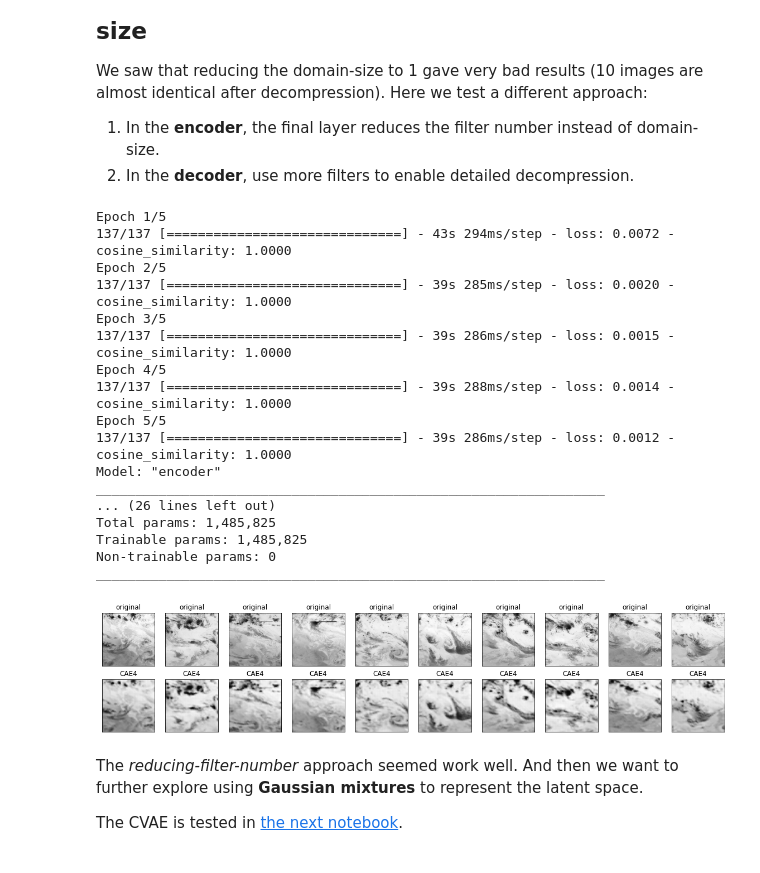
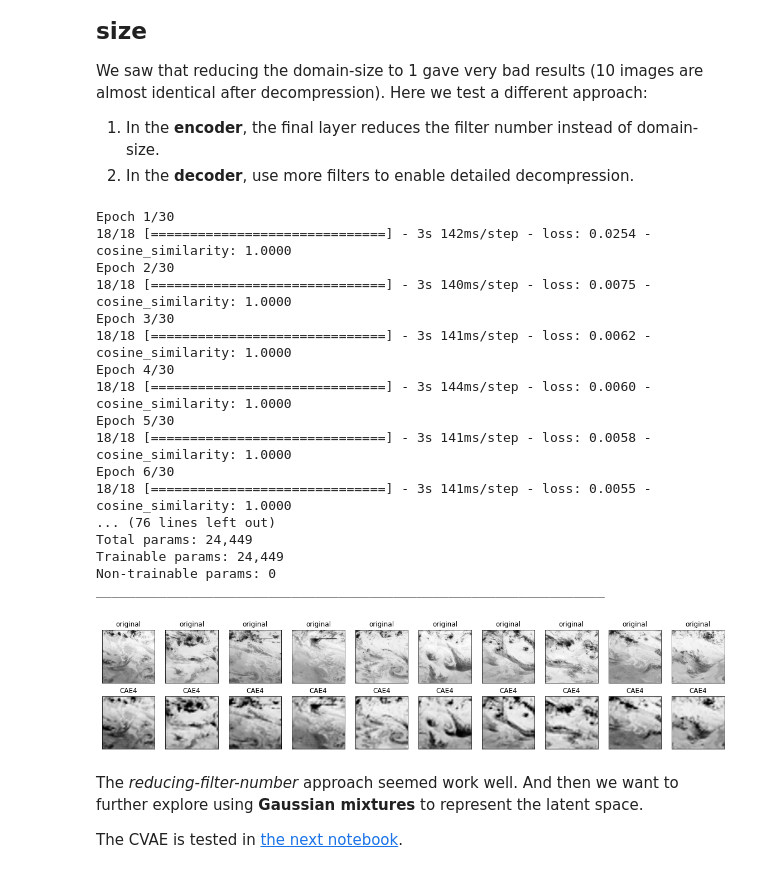
Before and after one commit to tingsyo/course_2021Q1_ML_for_Atmospheric_Sciences, a Jupyter notebook: notebook/06_CAE_for_Preprocessed_Data.ipynb, the cells around one changed output. Saved outputs shown, nothing was run; the diff lists cells and outputs as text; code cells hidden in the pictures.

```diff
--- a/notebook/06_CAE_for_Preprocessed_Data.ipynb
+++ b/notebook/06_CAE_for_Preprocessed_Data.ipynb
@@ -61,7 +61,7 @@ def data_generator_ae(flist, batch_size, rseed=0):
             batch_end += batch_size
 # %%
 # Load some data
-datadir = 'D:/worksapce/noaa/256/'
+datadir = 'D:/workspace/noaa/256/'
 datainfo = list_prerpocessed_gridsatb1_files(datadir)
 print(datainfo.shape)
 print(datainfo.head())
@@ -344,11 +344,11 @@ class CAE4(tf.keras.Model):
         self.encoder = tf.keras.Sequential(
             [
                 tf.keras.layers.InputLayer(input_shape=(inputx, inputy, 1), name='encoder_input'),
-                tf.keras.layers.Conv2D(filters=128, kernel_size=3, strides=(2, 2), padding='same',
+                tf.keras.layers.Conv2D(filters=8, kernel_size=3, strides=(2, 2), padding='same',
                     activation='relu', name='encoder_conv1'),
-                tf.keras.layers.Conv2D(filters=256, kernel_size=3, strides=(2, 2), padding='same',
+                tf.keras.layers.Conv2D(filters=16, kernel_size=3, strides=(2, 2), padding='same',
                     activation='relu', name='encoder_conv2'),
-                tf.keras.layers.Conv2D(filters=512, kernel_size=3, strides=(2, 2), padding='same',
+                tf.keras.layers.Conv2D(filters=32, kernel_size=3, strides=(2, 2), padding='same',
                     activation='relu', name='encoder_conv3'),
                 tf.keras.layers.Conv2D(filters=2, kernel_size=3, strides=(1, 1), padding='same',
                     activation='relu', name='encoder_conv4'),
@@ -358,11 +358,11 @@ class CAE4(tf.keras.Model):
         self.decoder = tf.keras.Sequential(
             [
                 tf.keras.layers.InputLayer(input_shape=(32,32,2)),
-                tf.keras.layers.Conv2DTranspose(filters=512, kernel_size=3, strides=2, padding='same',
+                tf.keras.layers.Conv2DTranspose(filters=64, kernel_size=3, strides=2, padding='same',
                     activation='relu', name='decoder_conv1'),
-                tf.keras.layers.Conv2DTranspose(filters=256, kernel_size=3, strides=2, padding='same',
+                tf.keras.layers.Conv2DTranspose(filters=32, kernel_size=3, strides=2, padding='same',
                     activation='relu', name='decoder_conv2'),
-                tf.keras.layers.Conv2DTranspose(filters=128, kernel_size=3, strides=2, padding='same',
+                tf.keras.layers.Conv2DTranspose(filters=16, kernel_size=3, strides=2, padding='same',
                     activation='relu', name='decoder_conv3'),
                 # No activation
                 tf.keras.layers.Conv2DTranspose(filters=1, kernel_size=3, strides=1, padding='same',
@@ -376,57 +376,60 @@ class CAE4(tf.keras.Model):
         return decoded
 
 # test
-batch_size=16
+batch_size=128
 cae4 = CAE4(inputx=256, inputy=256)
 cae4.compile(optimizer='adam', loss=tf.keras.losses.MeanSquaredError(), metrics=['cosine_similarity'])
 dg = data_generator_ae(datainfo, batch_size)
-cae4.fit(dg, epochs=5, steps_per_epoch=np.ceil(datainfo.shape[0]/batch_size))
+cae4.fit(dg, epochs=30, steps_per_epoch=np.ceil(datainfo.shape[0]/batch_size))
 
 cae4.encoder.summary()
 cae4.decoder.summary()
 
 #
 xcae4 = cae4(x)
+
+%matplotlib inline
+import matplotlib.pyplot as plt
 
 n = 10
 plt.figure(figsize=(20, 4))
 for i in range(n):
     # display original
     ax = plt.subplot(2, n, i + 1)
     plt.imshow(x[i,:,:,0])
     plt.title("original")
     plt.gray()
     ax.get_xaxis().set_visible(False)
     ax.get_yaxis().set_visible(False)
 
     # display reconstruction
     ax = plt.subplot(2, n, i + 1 + n)
     plt.imshow(xcae4[i,:,:,0])
     plt.title("CAE4")
     plt.gray()
     ax.get_xaxis().set_visible(False)
     ax.get_yaxis().set_visible(False)
 
 plt.show()
 # %% [output]
-Epoch 1/5
-137/137 [==============================] - 43s 294ms/step - loss: 0.0072 - cosine_similarity: 1.0000
-Epoch 2/5
-137/137 [==============================] - 39s 285ms/step - loss: 0.0020 - cosine_similarity: 1.0000
-Epoch 3/5
-137/137 [==============================] - 39s 286ms/step - loss: 0.0015 - cosine_similarity: 1.0000
-Epoch 4/5
-137/137 [==============================] - 39s 288ms/step - loss: 0.0014 - cosine_similarity: 1.0000
-Epoch 5/5
-137/137 [==============================] - 39s 286ms/step - loss: 0.0012 - cosine_similarity: 1.0000
-Model: "encoder"
-_________________________________________________________________
-... (26 lines left out)
-Total params: 1,485,825
-Trainable params: 1,485,825
+Epoch 1/30
+18/18 [==============================] - 3s 142ms/step - loss: 0.0254 - cosine_similarity: 1.0000
+Epoch 2/30
+18/18 [==============================] - 3s 140ms/step - loss: 0.0075 - cosine_similarity: 1.0000
+Epoch 3/30
+18/18 [==============================] - 3s 141ms/step - loss: 0.0062 - cosine_similarity: 1.0000
+Epoch 4/30
+18/18 [==============================] - 3s 144ms/step - loss: 0.0060 - cosine_similarity: 1.0000
+Epoch 5/30
+18/18 [==============================] - 3s 141ms/step - loss: 0.0058 - cosine_similarity: 1.0000
+Epoch 6/30
+18/18 [==============================] - 3s 141ms/step - loss: 0.0055 - cosine_similarity: 1.0000
+... (76 lines left out)
+Total params: 24,449
+Trainable params: 24,449
 Non-trainable params: 0
 _________________________________________________________________
-[figure, old version]
+[figure, new version]
 # %% [markdown]
 The *reducing-filter-number* approach seemed work well. And then we want to further explore using **Gaussian mixtures** to represent the latent space.
 
```
Also changed, not shown: parts of 1 cell of this notebook, 8 other files.
